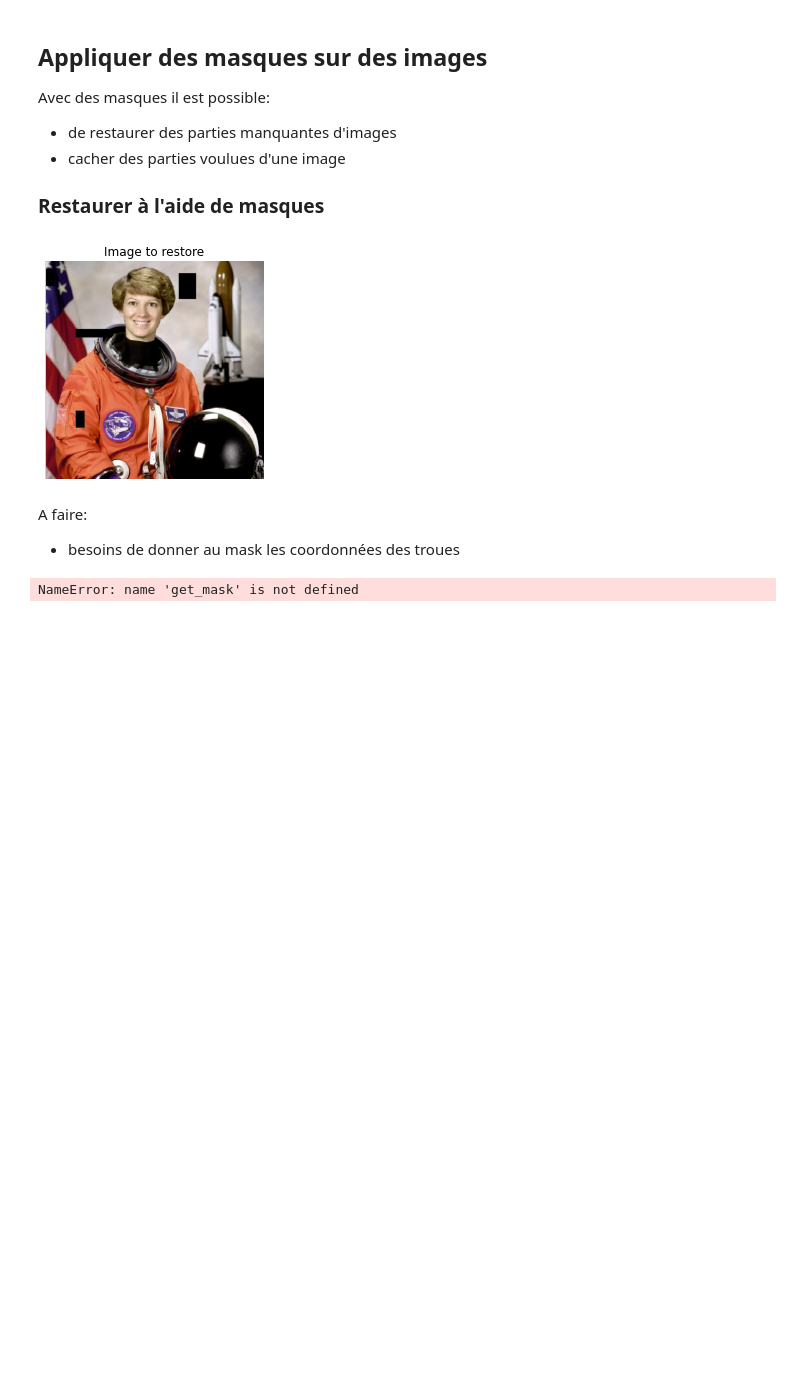
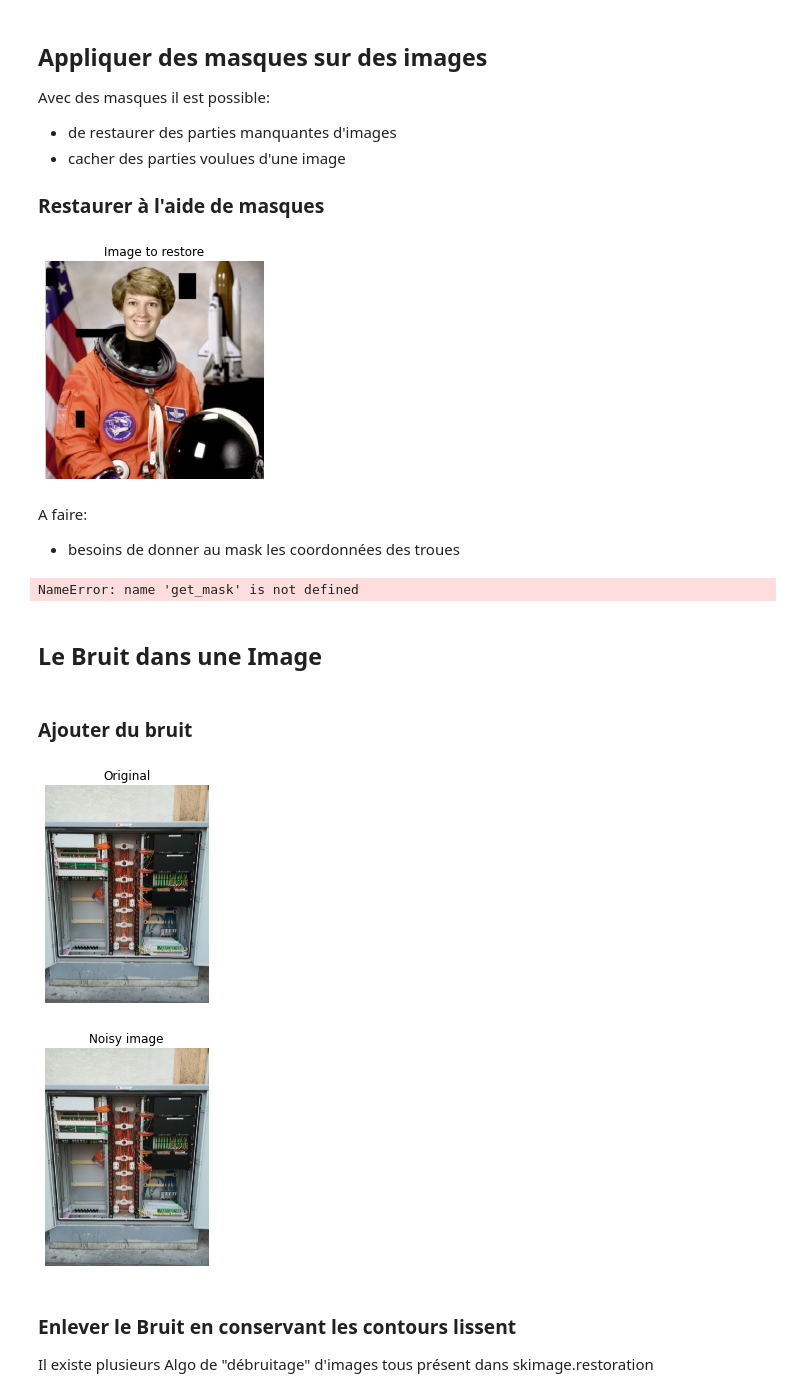
Before and after one commit to Syllaweg/Datascience_toolkit, a Jupyter notebook: Image_processing/V_mask_noise.ipynb, the cells around one changed output. Saved outputs shown, nothing was run; the diff lists cells and outputs as text; code cells hidden in the pictures; blank space fills up the shorter version.

Commit message:
add noise

```diff
--- a/Image_processing/V_mask_noise.ipynb
+++ b/Image_processing/V_mask_noise.ipynb
@@ -6,6 +6,8 @@ import matplotlib.pyplot as plt
 import numpy as np
 # %%
 from helpers import show_image
+# %%
+img = plt.imread('data/pmz1.jpg')
 # %%
 defect_image = plt.imread('data/damaged_astronaut.png')
 # %% [markdown]
@@ -33,3 +35,7 @@ NameError: name 'get_mask' is not defined
 # Apply the restoration function to the image using the mask
 restored_image = inpaint.inpaint_biharmonic(defect_image, mask, multichannel=True)
 show_image(restored_image)
+# %% [markdown]
+## Le Bruit dans une Image
+# %% [markdown]
+### Ajouter du bruit
@@ -35,0 +44,13 @@ show_image(restored_image)
+# %%
+# Add noise to the image
+noisy_image = random_noise(img)
+# %%
+# Show original and resulting image
+show_image(img, 'Original')
+show_image(noisy_image, 'Noisy image')
+# %% [output]
+[figure, added]
+[figure, added]
+# %% [markdown]
+### Enlever le Bruit en conservant les contours lissent
+Il existe plusieurs Algo de "débruitage" d'images tous présent dans skimage.restoration
```
Also changed, not shown: parts of 6 cells of this notebook.
